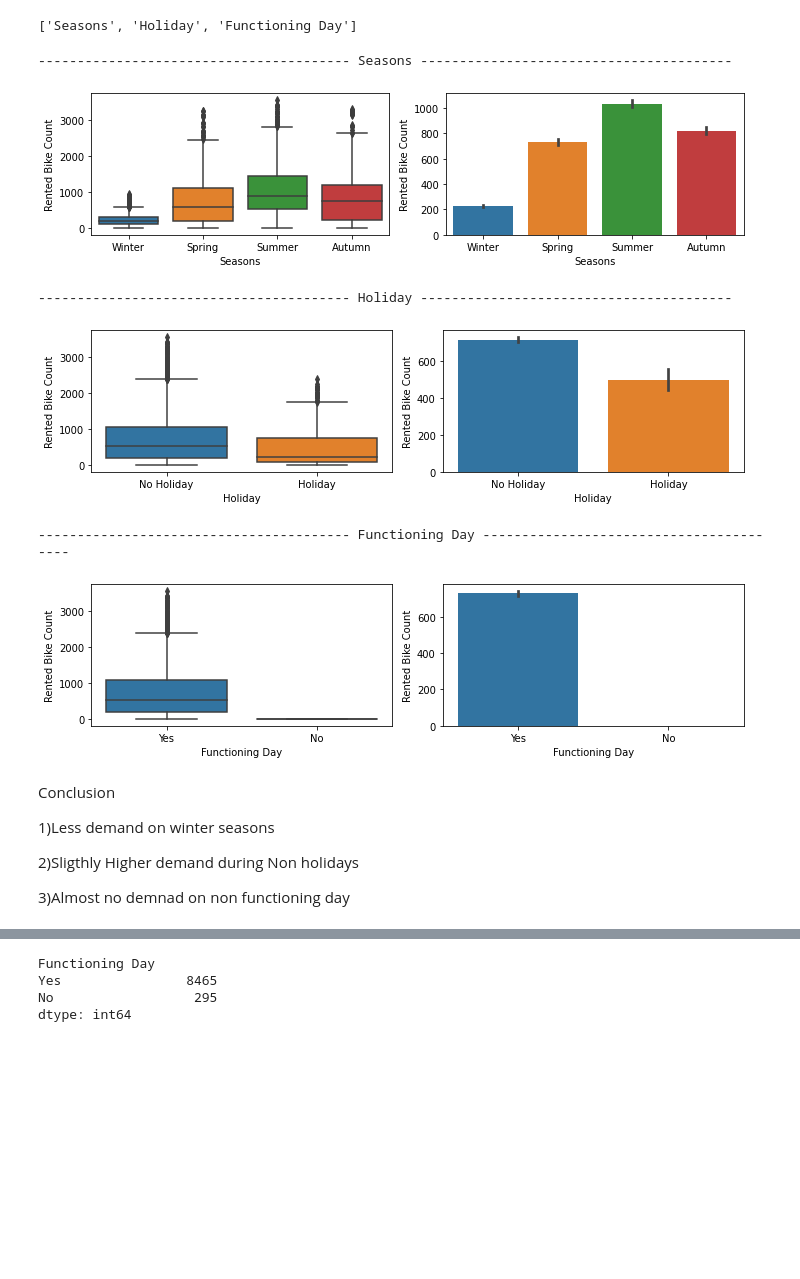
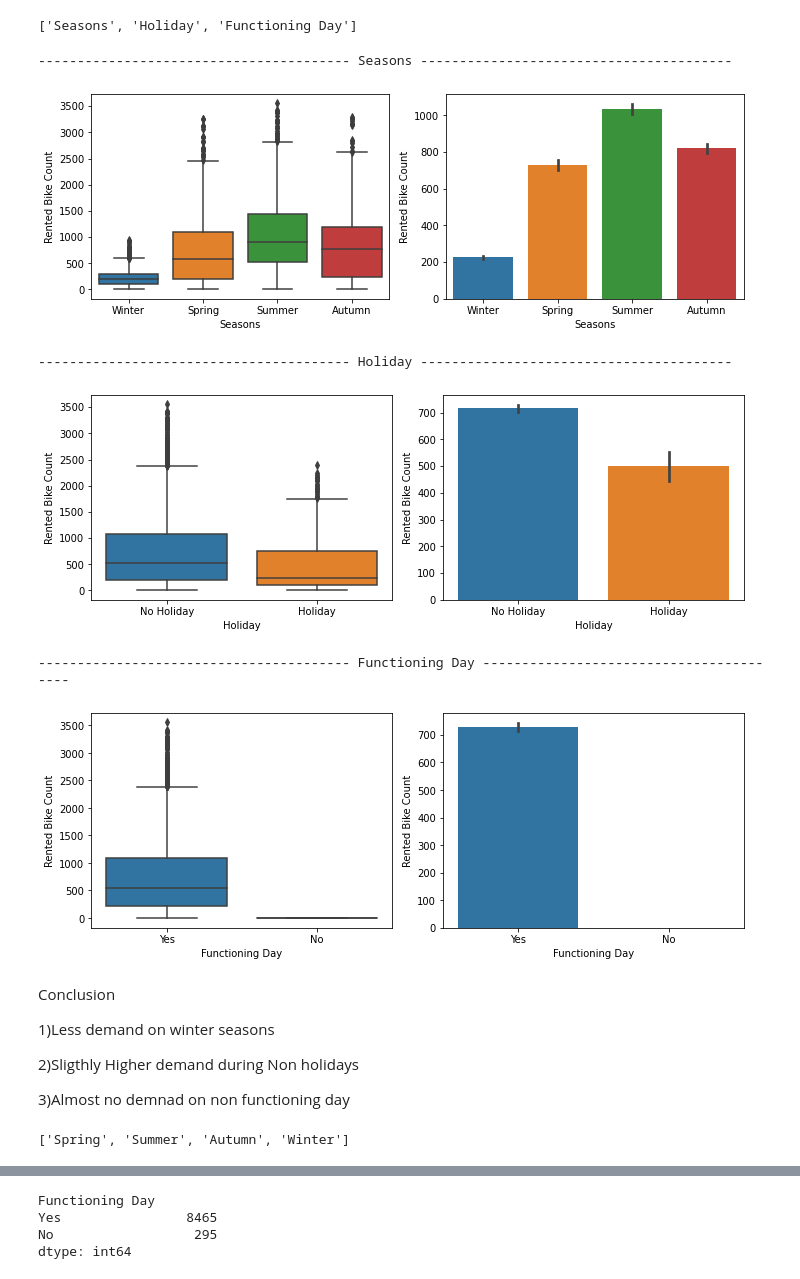
Before and after one commit to mohammadkaifee/Seoul-Bike-Sharing-Demand-Prediction, a Jupyter notebook: Bike_Sharing_Demand_Prediction_Capstone_Project.ipynb, the cells around one changed output, grey strips where cells are left out. Saved outputs shown, nothing was run; the diff lists cells and outputs as text; code cells hidden in the pictures; blank space fills up the shorter version.

```diff
--- a/Bike_Sharing_Demand_Prediction_Capstone_Project.ipynb
+++ b/Bike_Sharing_Demand_Prediction_Capstone_Project.ipynb
@@ -176,7 +176,7 @@ Index(['Rented Bike Count', 'Hour', 'Temperature(°C)', 'Humidity(%)',
 n = 1
 plt.figure(figsize=(15,7))
 for i in l1:
-  plt.subplot(3,4,n)
+  plt.subplot(4,3,n)
   n=n+1
   sns.boxplot(df[i])
   plt.title(i)
@@ -293,26 +293,26 @@ list(categorical_features.columns)
 # %%
 # creating boxplot plot and bar plot
 n=1
 for i in categorical_features.columns:
-  plt.figure(figsize=(10,15))
-  plt.subplot(6,2,n)
+  plt.figure(figsize=(10,10))
+  plt.subplot(3,2,n)
   n+=1
   print()
   print('-'*40,i,'-'*40)
   print()
   sns.boxplot(x=df[i],y=df["Rented Bike Count"])
-  plt.subplot(6,2,n)
+  plt.subplot(3,2,n)
   n += 1
   sns.barplot(df[i],df['Rented Bike Count'])
   plt.tight_layout()
   plt.show()
 # %% [output]
 ---------------------------------------- Seasons ----------------------------------------
-[figure, old version]
+[figure, new version]
 ---------------------------------------- Holiday ----------------------------------------
-[figure, old version]
+[figure, new version]
 ---------------------------------------- Functioning Day ----------------------------------------
-[figure, old version]
+[figure, new version]
 # %% [markdown]
 Conclusion
 
@@ -321,3 +321,7 @@ Conclusion
 2)Sligthly Higher demand during Non holidays
 
 3)Almost no demnad on non functioning day
+# %%
+df['Seasons'].value_counts().keys().tolist()
+# %% [output]
+['Spring', 'Summer', 'Autumn', 'Winter']
```
Also changed, not shown: parts of 10 cells of this notebook.
